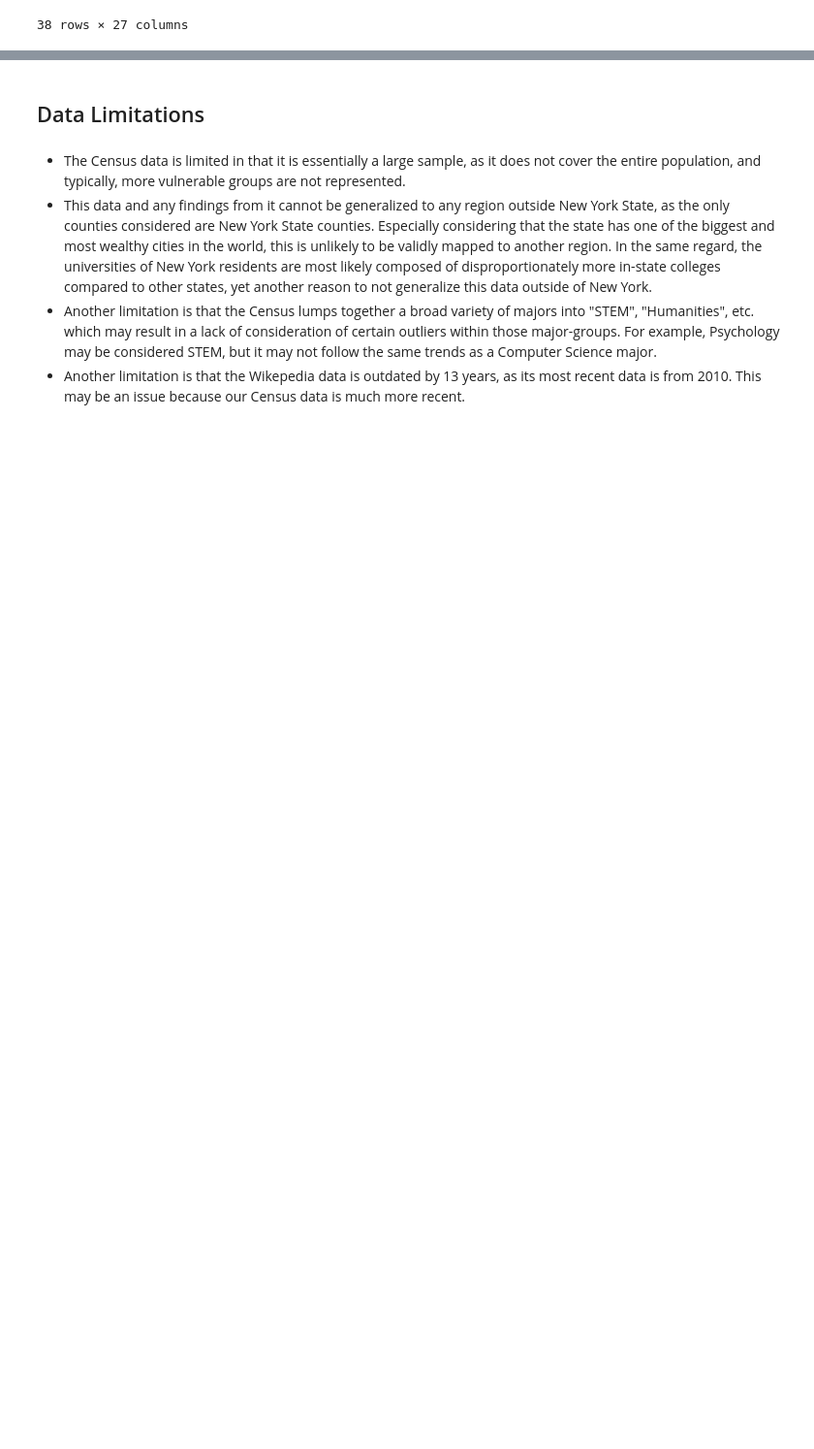
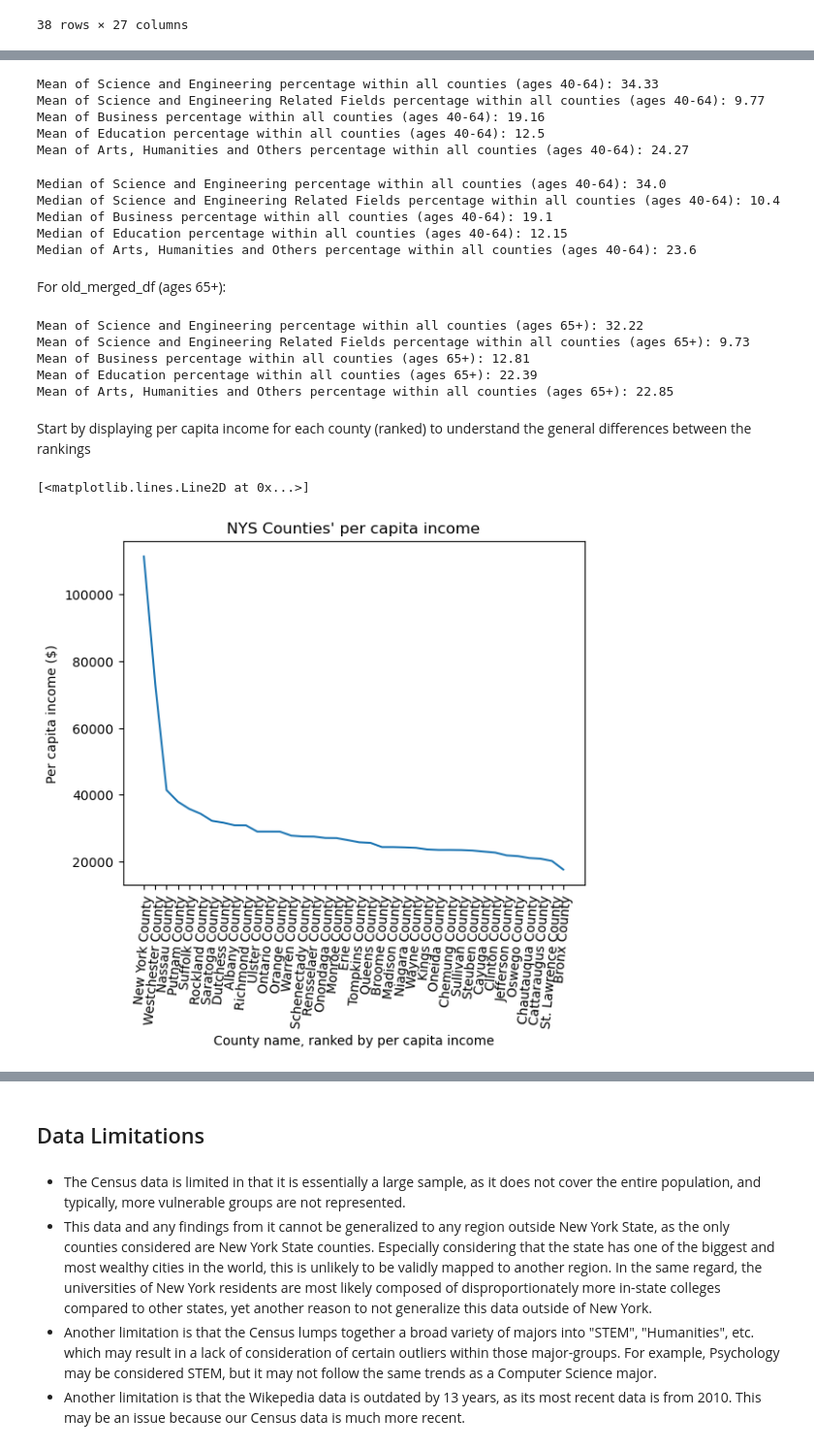
Before and after one commit to sonia-mar/info2950-final-project, a Jupyter notebook: finalproject.ipynb, the cells around one changed output, grey strips where cells are left out. Shown at 97% size. Drawn from its saved outputs; the diff is of its cells as text; code cells hidden in the pictures; blank space fills up the shorter version.

Commit message:
graphs are done

```diff
--- a/finalproject.ipynb
+++ b/finalproject.ipynb
@@ -786,0 +798,51 @@ display(general_graph)
+# %%
+print('Mean of Science and Engineering percentage within all counties (ages 40-64): ' + str(np.round(np.mean(middle_merged_df['Science and Engineering']),2)))
+print('Mean of Science and Engineering Related Fields percentage within all counties (ages 40-64): ' + str(np.round(np.mean(middle_merged_df['Science and Engineering Related Fields']),2)))
+print('Mean of Business percentage within all counties (ages 40-64): ' + str(np.round(np.mean(middle_merged_df['Business']),2)))
+print('Mean of Education percentage within all counties (ages 40-64): ' + str(np.round(np.mean(middle_merged_df['Education']),2)))
+print('Mean of Arts, Humanities and Others percentage within all counties (ages 40-64): ' + str(np.round(np.mean(middle_merged_df['Arts, Humanities and Others']),2)))
+# %% [output]
+Mean of Science and Engineering percentage within all counties (ages 40-64): 34.33
+Mean of Science and Engineering Related Fields percentage within all counties (ages 40-64): 9.77
+Mean of Business percentage within all counties (ages 40-64): 19.16
+Mean of Education percentage within all counties (ages 40-64): 12.5
+Mean of Arts, Humanities and Others percentage within all counties (ages 40-64): 24.27
+# %%
+print('Median of Science and Engineering percentage within all counties (ages 40-64): ' + str(np.round(np.median(middle_merged_df['Science and Engineering']),2)))
+print('Median of Science and Engineering Related Fields percentage within all counties (ages 40-64): ' + str(np.round(np.median(middle_merged_df['Science and Engineering Related Fields']),2)))
+print('Median of Business percentage within all counties (ages 40-64): ' + str(np.round(np.median(middle_merged_df['Business']),2)))
+print('Median of Education percentage within all counties (ages 40-64): ' + str(np.round(np.median(middle_merged_df['Education']),2)))
+print('Median of Arts, Humanities and Others percentage within all counties (ages 40-64): ' + str(np.round(np.median(middle_merged_df['Arts, Humanities and Others']),2)))
+# %% [output]
+Median of Science and Engineering percentage within all counties (ages 40-64): 34.0
+Median of Science and Engineering Related Fields percentage within all counties (ages 40-64): 10.4
+Median of Business percentage within all counties (ages 40-64): 19.1
+Median of Education percentage within all counties (ages 40-64): 12.15
+Median of Arts, Humanities and Others percentage within all counties (ages 40-64): 23.6
+# %% [markdown]
+For old_merged_df (ages 65+):
+# %%
+print('Mean of Science and Engineering percentage within all counties (ages 65+): ' + str(np.round(np.mean(old_merged_df['Science and Engineering']),2)))
+print('Mean of Science and Engineering Related Fields percentage within all counties (ages 65+): ' + str(np.round(np.mean(old_merged_df['Science and Engineering Related Fields']),2)))
+print('Mean of Business percentage within all counties (ages 65+): ' + str(np.round(np.mean(old_merged_df['Business']),2)))
+print('Mean of Education percentage within all counties (ages 65+): ' + str(np.round(np.mean(old_merged_df['Education']),2)))
+print('Mean of Arts, Humanities and Others percentage within all counties (ages 65+): ' + str(np.round(np.mean(old_merged_df['Arts, Humanities and Others']),2)))
+# %% [output]
+Mean of Science and Engineering percentage within all counties (ages 65+): 32.22
+Mean of Science and Engineering Related Fields percentage within all counties (ages 65+): 9.73
+Mean of Business percentage within all counties (ages 65+): 12.81
+Mean of Education percentage within all counties (ages 65+): 22.39
+Mean of Arts, Humanities and Others percentage within all counties (ages 65+): 22.85
+# %% [markdown]
+Start by displaying per capita income for each county (ranked) to understand the general differences between the rankings
+# %%
+#display general trend of each county (ranked by per capita income) vs. their per capita income
+general_graph = plt.plot(ageless_merged_df['County'], ageless_merged_df['Per capita income'])
+plt.title("NYS Counties' per capita income")
+plt.xlabel("County name, ranked by per capita income")
+plt.ylabel("Per capita income ($)")
+plt.xticks(rotation=85)
+display(general_graph)
+# %% [output]
+[<matplotlib.lines.Line2D at 0x...>]
+[figure, added]
```
Also changed, not shown: parts of 71 cells of this notebook.
